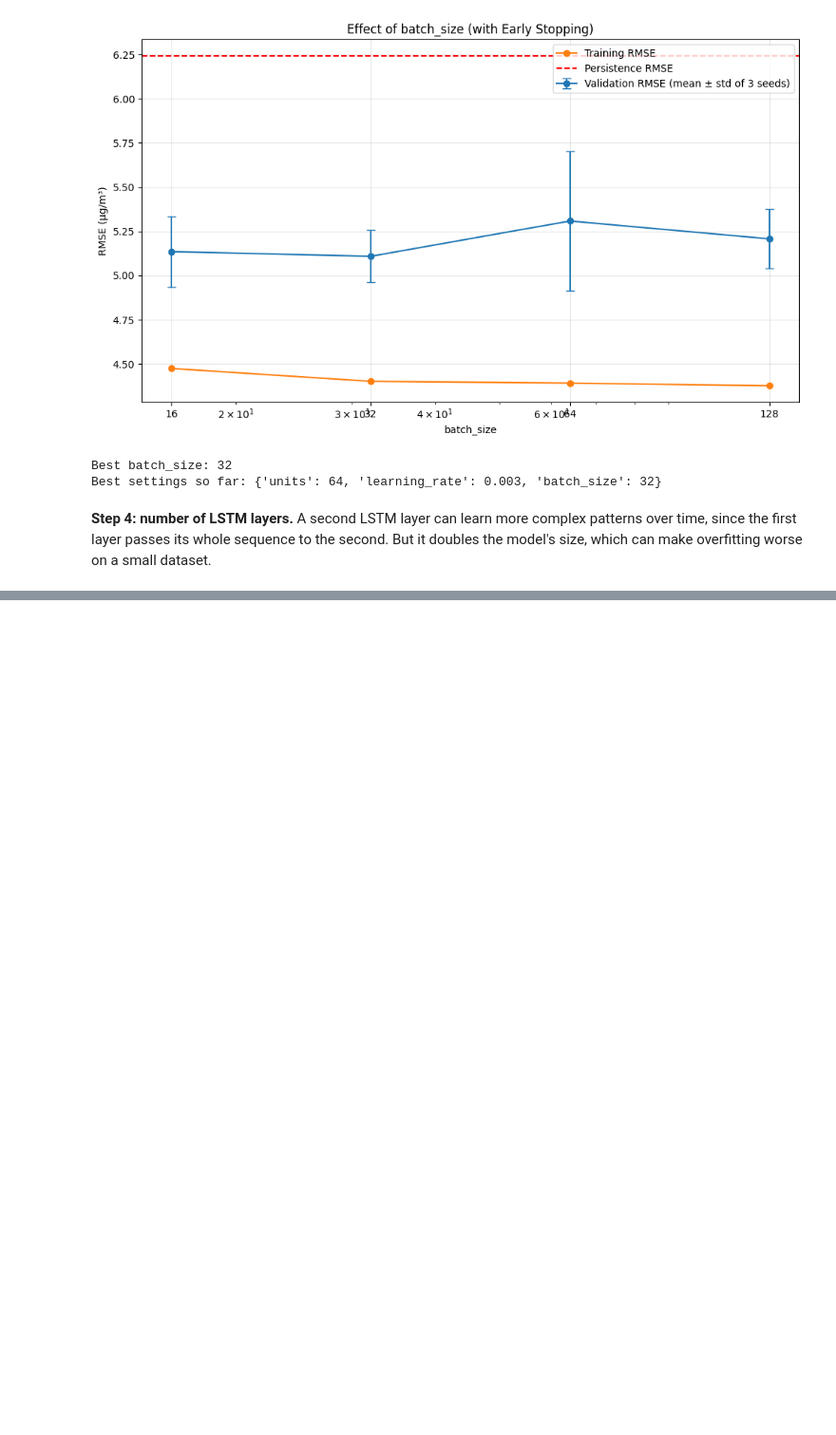
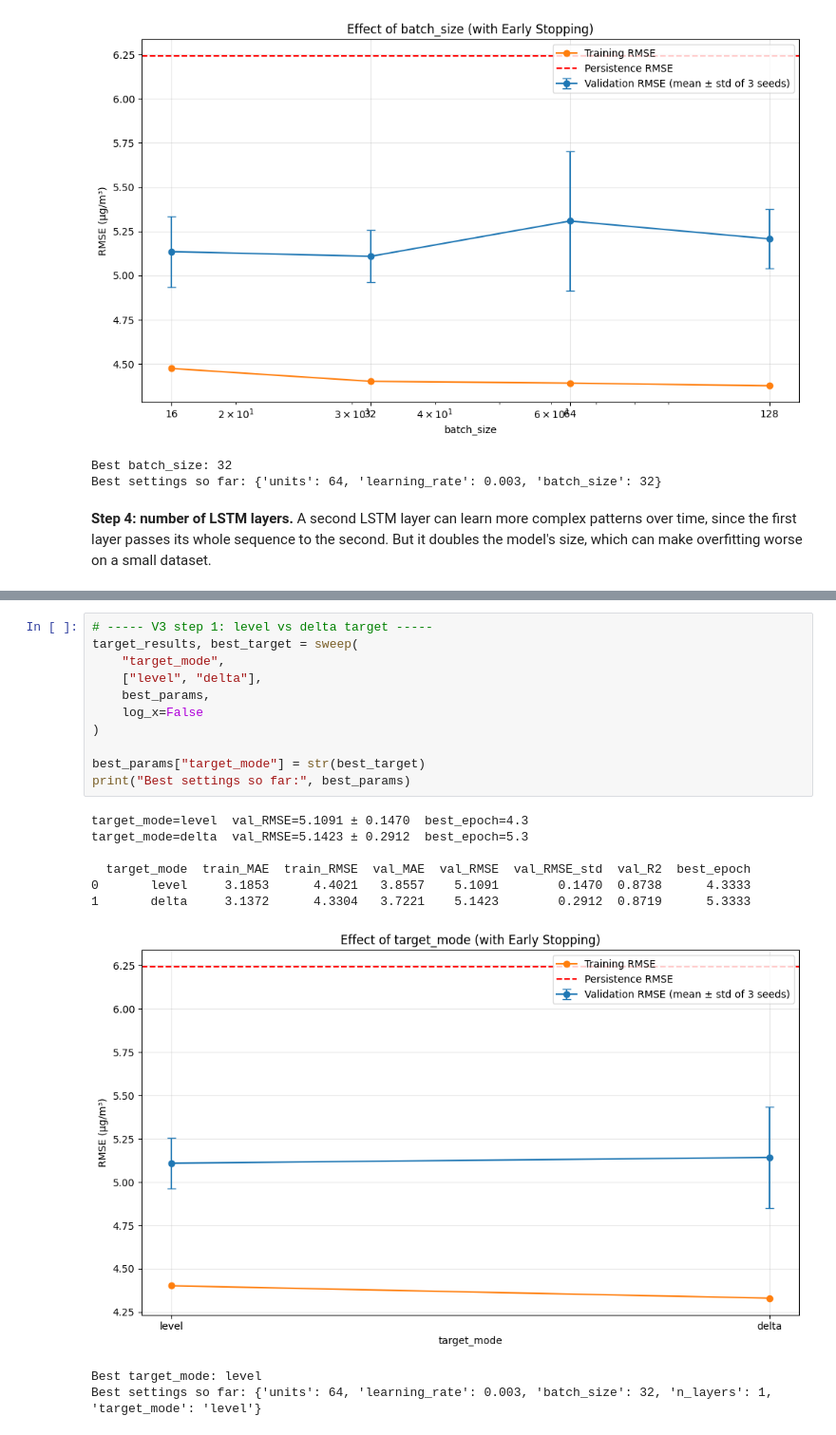
Before and after one commit to mapadeawdai/PM2.5_Prediction, a Jupyter notebook: main.ipynb, the cells around one changed output, grey strips where cells are left out. Shown at 95% size. Saved outputs shown, nothing was run; the diff lists cells and outputs as text; blank space fills up the shorter version.

```diff
--- a/main.ipynb
+++ b/main.ipynb
@@ -2693,0 +2718,21 @@ print("\nFinal V2 settings:", best_params)
+# %%
+# ----- V3 step 1: level vs delta target -----
+target_results, best_target = sweep(
+    "target_mode",
+    ["level", "delta"],
+    best_params,
+    log_x=False
+)
+
+best_params["target_mode"] = str(best_target)
+print("Best settings so far:", best_params)
+# %% [output]
+target_mode=level  val_RMSE=5.1091 ± 0.1470  best_epoch=4.3
+target_mode=delta  val_RMSE=5.1423 ± 0.2912  best_epoch=5.3
+
+  target_mode  train_MAE  train_RMSE  val_MAE  val_RMSE  val_RMSE_std  val_R2  best_epoch
+0       level     3.1853      4.4021   3.8557    5.1091        0.1470  0.8738      4.3333
+1       delta     3.1372      4.3304   3.7221    5.1423        0.2912  0.8719      5.3333
+[figure, added]
+Best target_mode: level
+Best settings so far: {'units': 64, 'learning_rate': 0.003, 'batch_size': 32, 'n_layers': 1, 'target_mode': 'level'}
```
Also changed, not shown: parts of 8 cells of this notebook.
